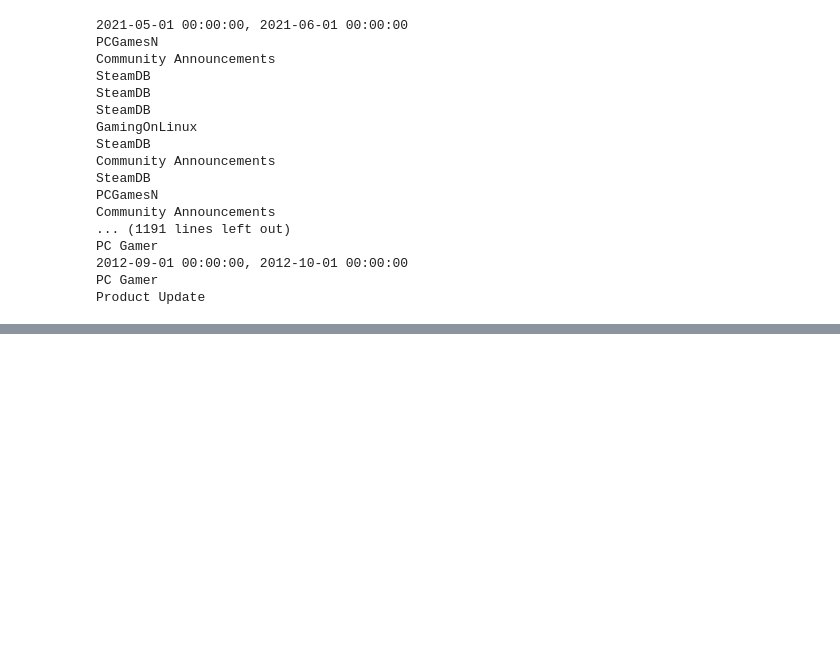
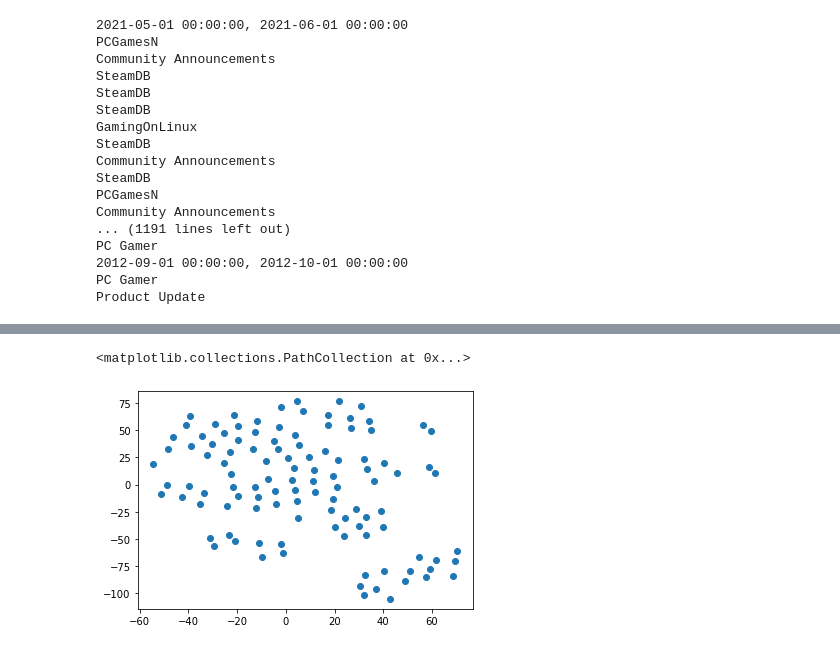
Before and after one commit to SofiaKauser/Steam-Project, a Jupyter notebook: Steam_player_data_varies_with_news_feed.ipynb, the cells around one changed output, grey strips where cells are left out. Saved outputs shown, nothing was run; the diff lists cells and outputs as text; code cells hidden in the pictures; blank space fills up the shorter version.

```diff
--- a/Steam_player_data_varies_with_news_feed.ipynb
+++ b/Steam_player_data_varies_with_news_feed.ipynb
@@ -515,0 +689,3 @@ CSGO
+# %%
+Monthly_data_cleaned_joined_unsuper = Monthly_data_cleaned_joined.drop(columns=["Binary_outcome"])
+Monthly_data_cleaned_joined_unsuper
@@ -515,0 +706,4 @@ CSGO
+# %%
+scaler = StandardScaler()
+X = pd.DataFrame(scaler.fit_transform(Monthly_data_cleaned_joined_unsuper))
+X
@@ -515,0 +724,7 @@ CSGO
+# %%
+# Initialize PCA model for 90% explained variance
+pca = PCA(n_components=0.9)
+
+# Get two principal components for the data.
+pcaX = pd.DataFrame(pca.fit_transform(X))
+pcaX
@@ -515,0 +745,7 @@ CSGO
+# %%
+tsne = TSNE(learning_rate=250)
+tsne_features = tsne.fit_transform(pcaX)
+TSNE_DF = pd.DataFrame(tsne_features)
+TSNE_DF = TSNE_DF.rename(columns={0: "X", 1: "Y"})
+
+TSNE_DF
@@ -515,0 +766,5 @@ CSGO
+# %%
+plt.scatter(TSNE_DF.X, TSNE_DF.Y)
+# %% [output]
+<matplotlib.collections.PathCollection at 0x...>
+[figure, added]
```
Also changed, not shown: parts of 76 cells of this notebook, 1 other file.
